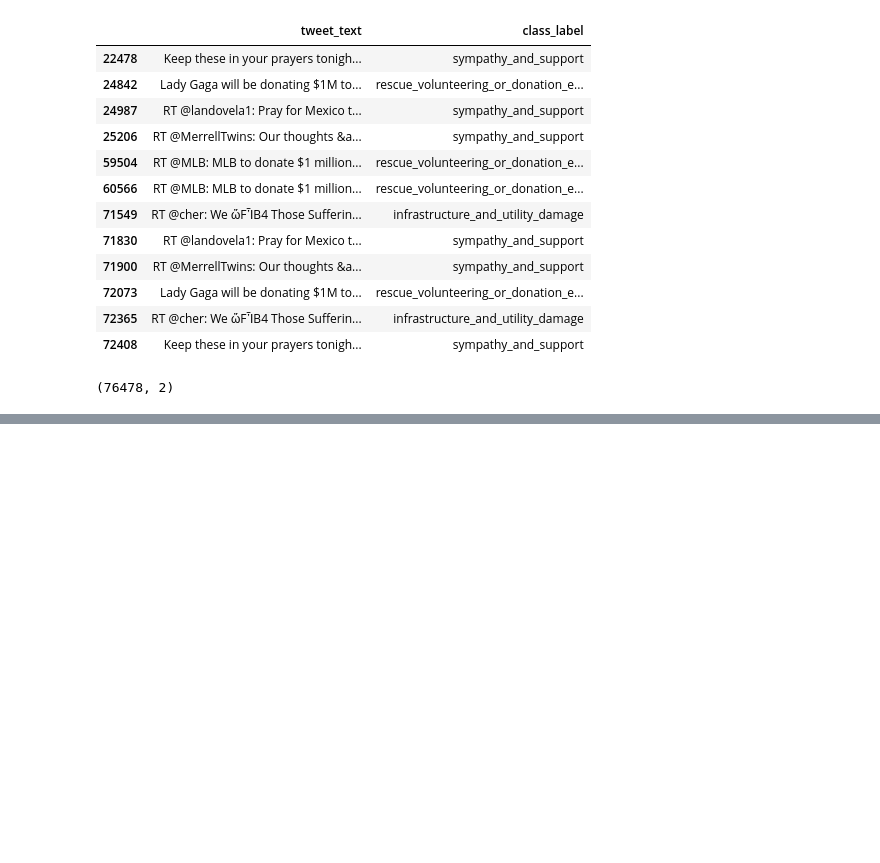
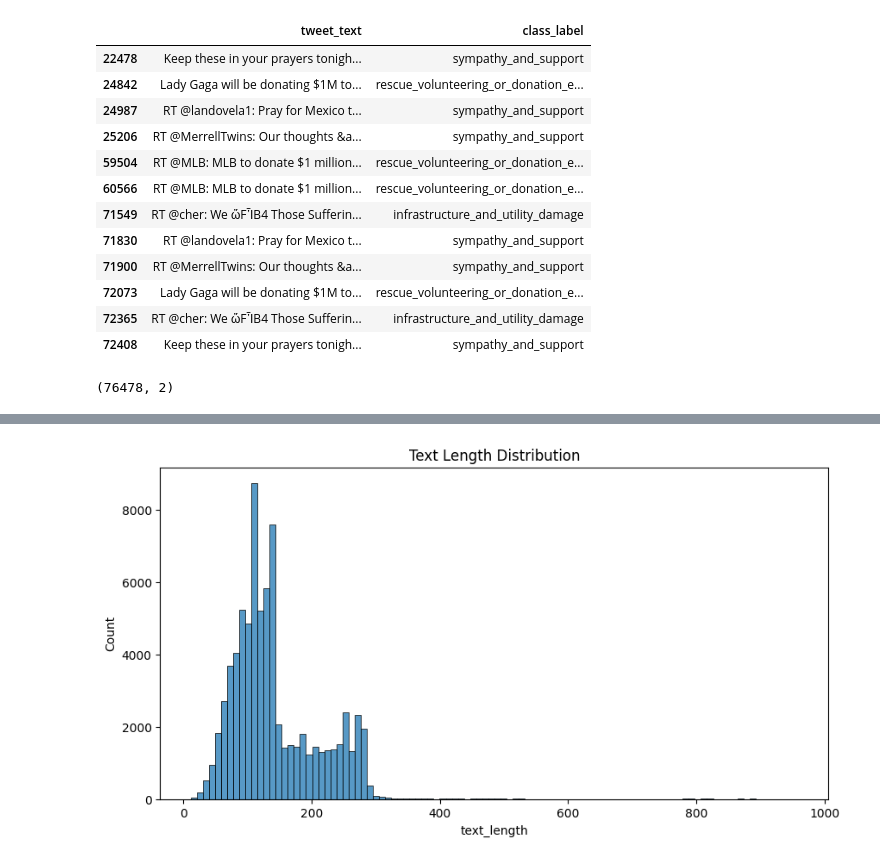
Before and after one commit to gitcrusher/EmergencyQ, a Jupyter notebook: dataset/notebooks/eda.ipynb, the cells around one changed output, grey strips where cells are left out. Drawn from its saved outputs; the diff is of its cells as text; code cells hidden in the pictures; blank space fills up the shorter version.

```diff
--- a/dataset/notebooks/eda.ipynb
+++ b/dataset/notebooks/eda.ipynb
@@ -124,0 +127,18 @@ df.shape #six arity removed which are duplicates
+# %%
+def clean_text(text):
+
+    text = str(text).lower()
+
+    text = re.sub(r"http\S+", "", text)
+
+    text = re.sub(r"@\w+", "", text)
+
+    text = re.sub(r"#\w+", "", text)
+
+    text = re.sub(r"[^a-zA-Z0-9\s]", "", text)
+
+    text = re.sub(r"\s+", " ", text).strip()
+
+    return text
+# %%
+df["clean_text"] = df["tweet_text"].apply(clean_text)
@@ -124,0 +147,2 @@ df.shape #six arity removed which are duplicates
+# %%
+df["text_length"] = df["tweet_text"].apply(len)
@@ -124,0 +161,10 @@ df.shape #six arity removed which are duplicates
+# %%
+plt.figure(figsize=(10,5))
+
+sns.histplot(df["text_length"], bins=100)
+
+plt.title("Text Length Distribution")
+
+plt.show()
+# %% [output]
+[figure, added]
```
Also changed, not shown: parts of 9 cells of this notebook, 2 other files.
